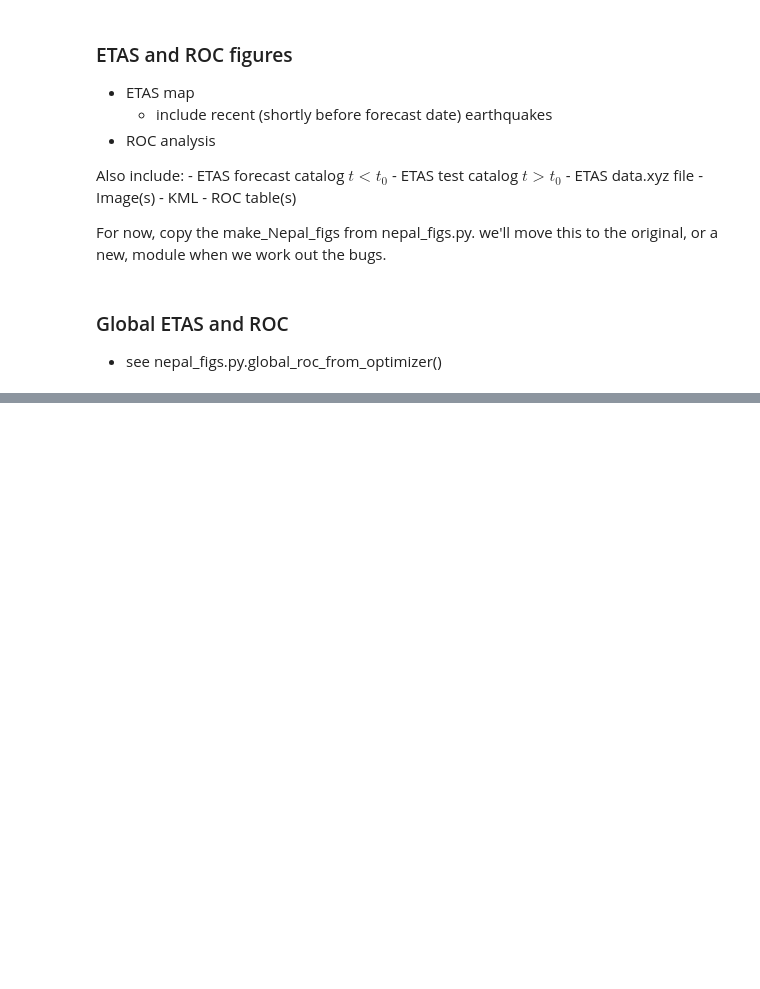
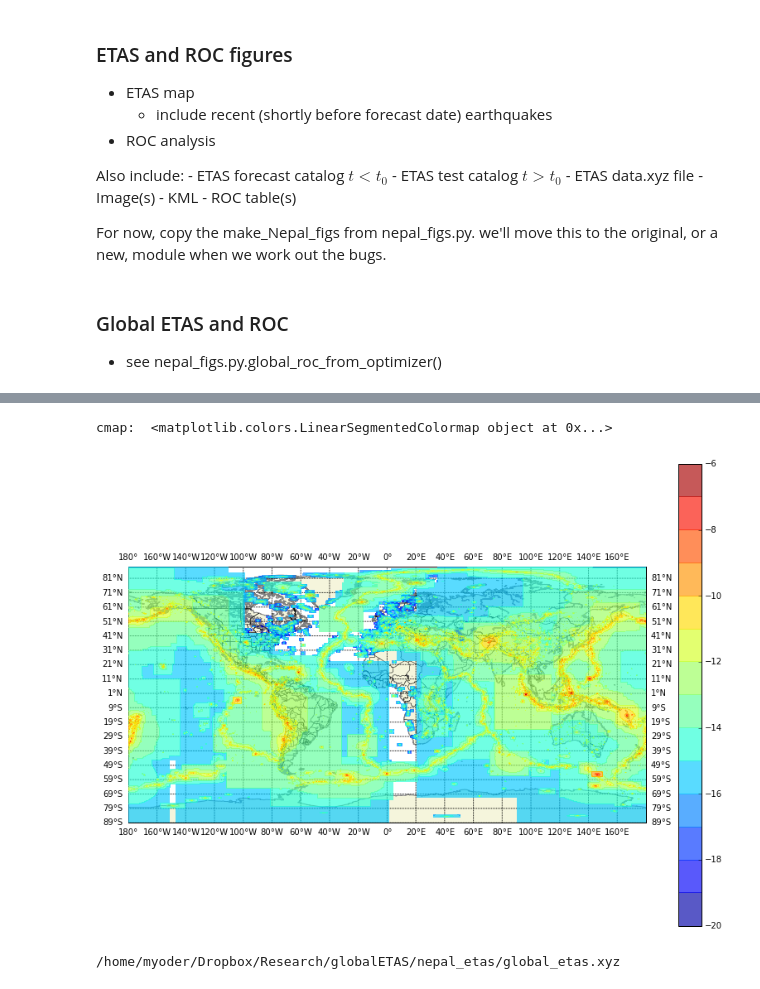
Before and after one commit to markyoder/globalETAS, a Jupyter notebook: global_etas_figs_revision.ipynb, the cells around one changed output, grey strips where cells are left out. Drawn from its saved outputs; the diff is of its cells as text; code cells hidden in the pictures; blank space fills up the shorter version.

```diff
--- a/global_etas_figs_revision.ipynb
+++ b/global_etas_figs_revision.ipynb
@@ -367,0 +393,16 @@ NameError: name 'fnum' is not defined
+# %%
+
+
+plt.figure(0, figsize=(14,10))
+print('working... (this might take a while)...')
+# nepal_figs.
+CC = draw_global_etas_contours(xyz=xyz_output, fignum=0)
+
+print('finishd.')
+# %% [output]
+cmap:  <matplotlib.colors.LinearSegmentedColormap object at 0x...>
+[figure, added]
+# %%
+print(xyz_output)
+# %% [output]
+/home/myoder/Dropbox/Research/globalETAS/nepal_etas/global_etas.xyz
```
Also changed, not shown: parts of 5 cells of this notebook, 2 other files.
